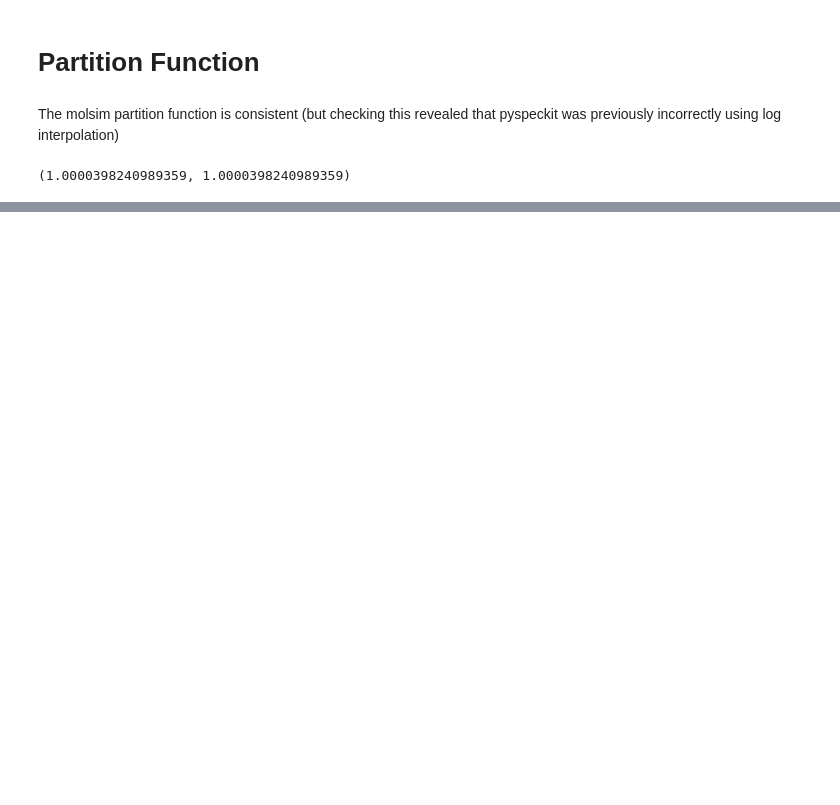
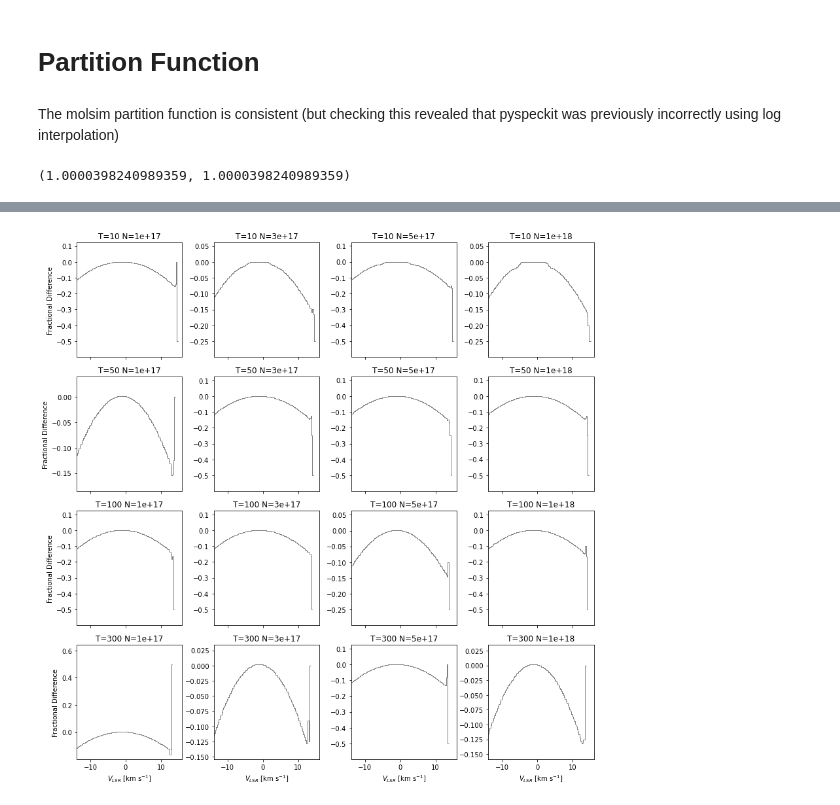
Before and after one commit to pyspeckit/pyspeckit-tests, a Jupyter notebook: xclass-benchmark/CO_Benchmark.ipynb, the cells around one changed output, grey strips where cells are left out. Saved outputs shown, nothing was run; the diff lists cells and outputs as text; code cells hidden in the pictures; blank space fills up the shorter version.

```diff
--- a/xclass-benchmark/CO_Benchmark.ipynb
+++ b/xclass-benchmark/CO_Benchmark.ipynb
@@ -615,0 +648,25 @@ co.qpart.q(tkin) / partfunc(tkin), co.qpart.q(tkin) /  Jpartfunc(tkin)
+# %%
+pl.figure(figsize=(12,12))
+ii = 1
+for tem in temperatures:
+    for col in columns:
+        ax = pl.subplot(4,4,ii)
+        diff = (temcol_results[tem][col]['xclass']['sp'] - temcol_results[tem][col]['jpl'])
+        diff.data = diff.data / temcol_results[tem][col]['jpl'].data
+        diff.plotter(axis=ax)
+        ax.set_title(f"T={tem} N={col}")
+        if ii <= 12:
+            ax.set_xlabel('')
+            ax.set_xticklabels([])
+        else:
+             ax.set_xlabel("$V_{LSR}$ [km s$^{-1}$]")
+        if ii % 4 == 1:
+            ylim = ax.set_ylabel("Fractional Difference")
+        if ii % 4 != 1:
+            ax.set_ylabel('')
+            #ax.set_yticklabels('')
+            #ax.set_ylim(*ylim)
+        ii += 1
+pl.tight_layout()
+# %% [output]
+[figure, added]
```
Also changed, not shown: parts of 12 cells of this notebook, 4 other files.
